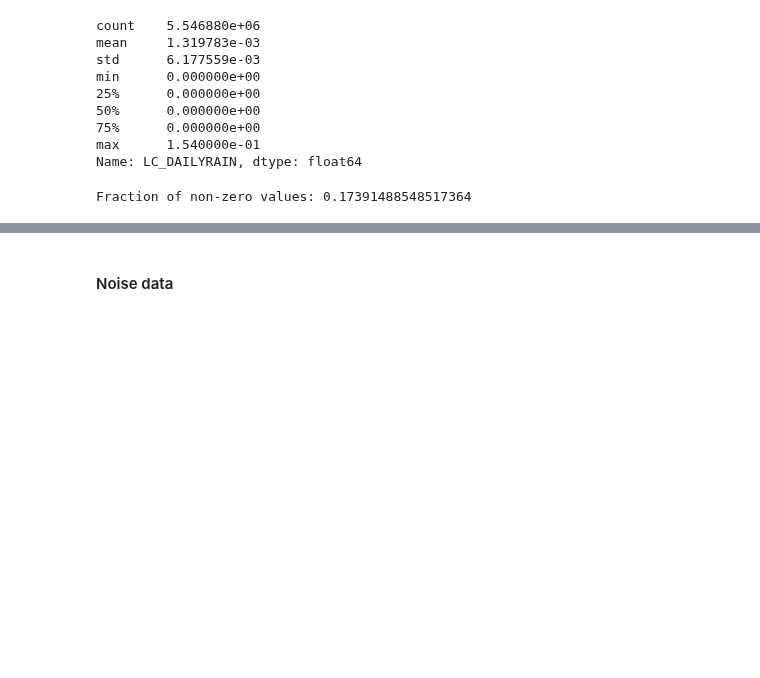
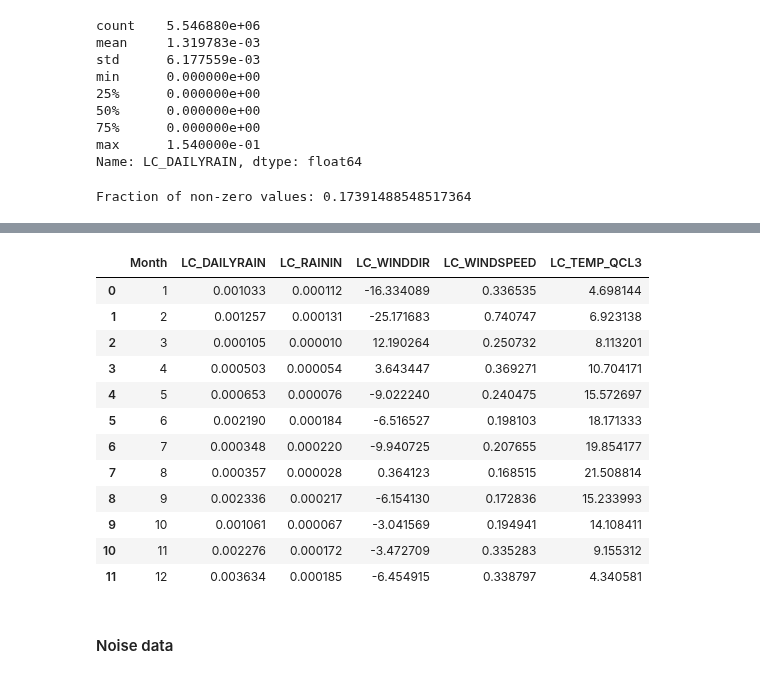
Before and after one commit to lennertvanh/MDA-Georgia, a Jupyter notebook: Preprocessing.ipynb, the cells around one changed output, grey strips where cells are left out. Cells and saved outputs as stored; diff of their text form; code cells hidden in the pictures; blank space fills up the shorter version.

```diff
--- a/Preprocessing.ipynb
+++ b/Preprocessing.ipynb
@@ -154,12 +152,23 @@ meteo_per_day.head(150)
 # %%
 # Create dataframe per month
 
 # still the same "aggregations" as before
-meteo_per_month = meteo_combined_df.groupby(['Month']).agg(aggregations)
-
-meteo_per_month = meteo_per_month.rename(columns={'Month': 'Month_'}).reset_index()
-meteo_per_month = meteo_per_month.drop(['Month_'], axis=1)
+meteo_per_month = meteo_combined_df.groupby(['Month']).agg(aggregations).reset_index()
 meteo_per_month.head(12)
+# %% [output]
+|  | Month | LC_DAILYRAIN | LC_RAININ | LC_WINDDIR | LC_WINDSPEED | LC_TEMP_QCL3 |
+| 0 | 1 | 0.001033 | 0.000112 | -16.334089 | 0.336535 | 4.698144 |
+| 1 | 2 | 0.001257 | 0.000131 | -25.171683 | 0.740747 | 6.923138 |
+| 2 | 3 | 0.000105 | 0.000010 | 12.190264 | 0.250732 | 8.113201 |
+| 3 | 4 | 0.000503 | 0.000054 | 3.643447 | 0.369271 | 10.704171 |
+| 4 | 5 | 0.000653 | 0.000076 | -9.022240 | 0.240475 | 15.572697 |
+| 5 | 6 | 0.002190 | 0.000184 | -6.516527 | 0.198103 | 18.171333 |
+| 6 | 7 | 0.000348 | 0.000220 | -9.940725 | 0.207655 | 19.854177 |
+| 7 | 8 | 0.000357 | 0.000028 | 0.364123 | 0.168515 | 21.508814 |
+| 8 | 9 | 0.002336 | 0.000217 | -6.154130 | 0.172836 | 15.233993 |
+| 9 | 10 | 0.001061 | 0.000067 | -3.041569 | 0.194941 | 14.108411 |
+| 10 | 11 | 0.002276 | 0.000172 | -3.472709 | 0.335283 | 9.155312 |
+| 11 | 12 | 0.003634 | 0.000185 | -6.454915 | 0.338797 | 4.340581 |
 # %%
 # delete combined dataframe
 del meteo_combined_df
```
Also changed, not shown: parts of 3 cells of this notebook, 3 other files.
